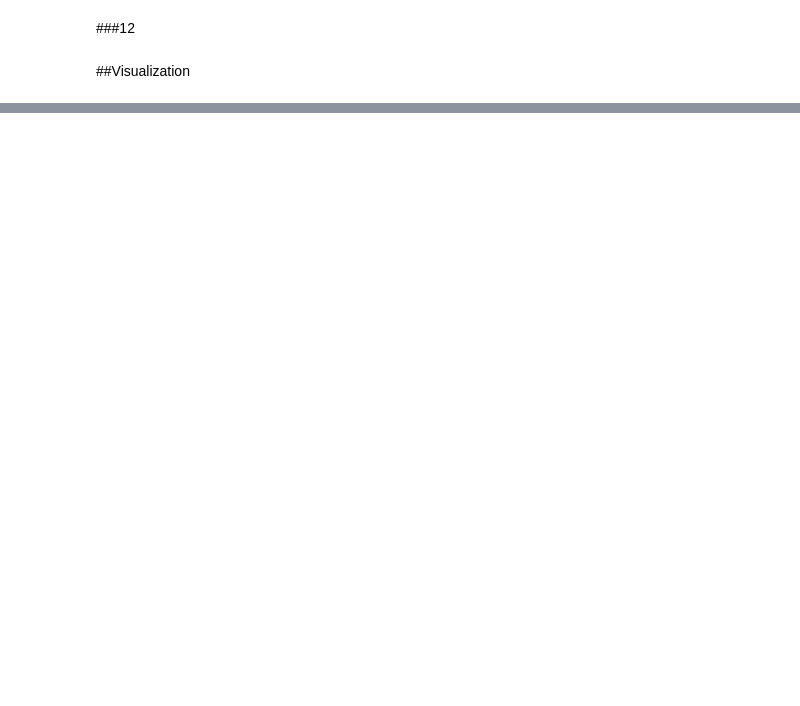
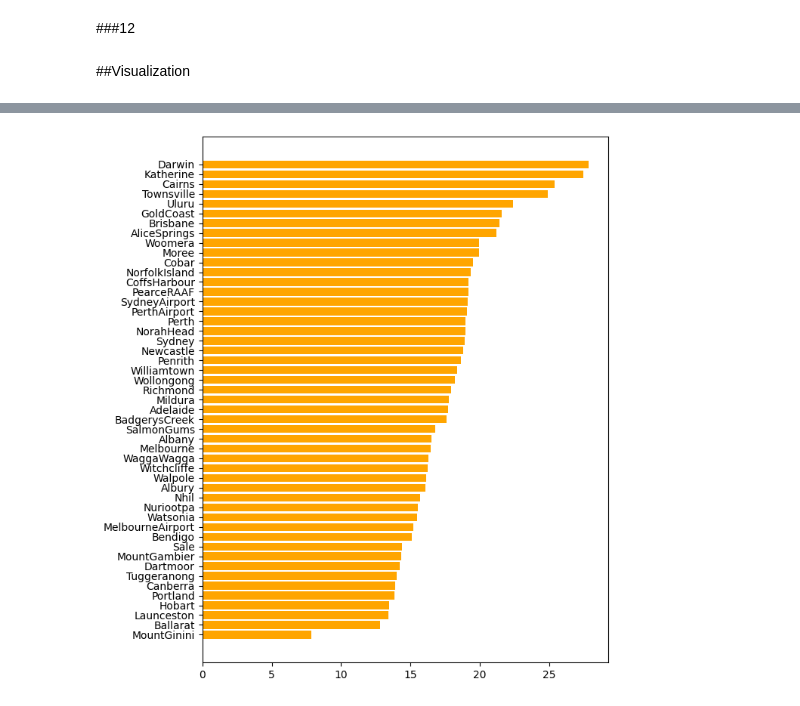
Before and after one commit to garfield-gray/DataMining, a Jupyter notebook: Data_Exploration_&_Visualization.ipynb, the cells around one changed output, grey strips where cells are left out. Cells and saved outputs as stored; diff of their text form; code cells hidden in the pictures; blank space fills up the shorter version.

```diff
--- a/Data_Exploration_&_Visualization.ipynb
+++ b/Data_Exploration_&_Visualization.ipynb
@@ -664,3 +664,18 @@ Temp3pm          0
 MinTemp          0
 MaxTemp          0
 dtype: int64
+# %%
+df = df.round({
+  'Temp3pm':0,
+  'Temp9am':0,
+  'MinTemp':0,
+  'MaxTemp':0,})
+convert_dict = {
+    'Temp3pm':'Int8',
+    'Temp9am':'Int8',
+    'MinTemp':'Int8',
+    'MaxTemp':'Int8',
+}
+
+df = df.astype(convert_dict)
+df.memory_usage(deep=True).sum() / 1024**2
@@ -690,6 +709,10 @@ df['MeanTemp'] = (df['MaxTemp']+df['MinTemp'])/2
 Weatherstations = list(pd.unique(df['Location']))
 # %%
 data = df
+StationMeanTemp = pd.DataFrame()
+
 for i in Weatherstations:
-  print(i, np.mean((data.loc[data['Location'] == i])['MeanTemp']))
+  df2 = {'Station': i, 'MeanTemp': np.mean((data.loc[data['Location'] == i])['MeanTemp'])}
+  StationMeanTemp = StationMeanTemp.append(df2, ignore_index = True)
+StationMeanTemp
 # %% [output]
@@ -728,0 +736,12 @@ data
+# %%
+
+plt.rcParams["figure.figsize"] = [12.50, 7.50]
+plt.rcParams["figure.autolayout"] = True
+
+plt.subplot(122)
+df_sorted = StationMeanTemp.sort_values('MeanTemp')
+plt.barh('Station', 'MeanTemp', data=df_sorted, color='orange')
+
+plt.show()
+# %% [output]
+[figure, added]
```
Also changed, not shown: parts of 14 cells of this notebook.
